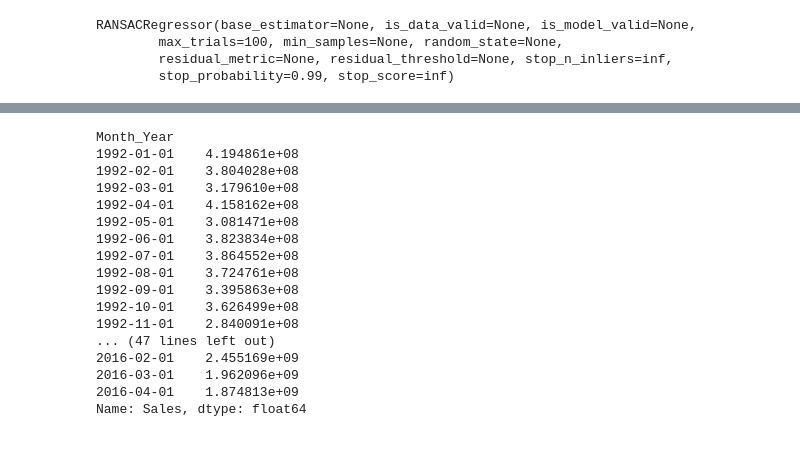
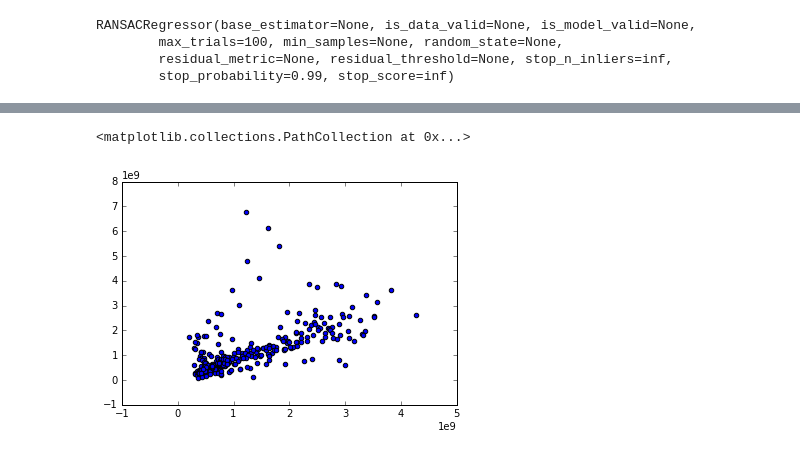
Before and after one commit to syafiquehab/Fund1, a Jupyter notebook: Fund 1 - Visualisation and Regression.ipynb, the cells around one changed output, grey strips where cells are left out. Cells and saved outputs as stored; diff of their text form; code cells hidden in the pictures.

Commit message:
Update on visualization and regression

```diff
--- a/Fund 1 - Visualisation and Regression.ipynb
+++ b/Fund 1 - Visualisation and Regression.ipynb
@@ -261,0 +279,3 @@ new_fund1 = fund1.drop(fund1.index[[292]]) # removing the last row
+# %%
+new_fund1 = pd.read_csv('fund1.csv', thousands=',')
+new_fund1
@@ -262,20 +301,6 @@ new_fund1 = fund1.drop(fund1.index[[292]]) # removing the last row
+# %%
+s2 = new_fund1.Sales.drop(new_fund1.index[[292]]).reshape(-1,1) # removing latest data from sales
+# %%
+r2 = new_fund1.Redemption.shift(-1).drop(new_fund1.index[[292]]).abs() # lagging 1 month redemption
 # %%
-fund1.Sales.shift(-1).drop(fund1.index[[292]])
+s3 = new_fund1.Sales.shift(-1).drop(new_fund1.index[[292]]) # lagging 1 month sales
-# %% [output]
-Month_Year
-1992-01-01    4.194861e+08
-1992-02-01    3.804028e+08
-1992-03-01    3.179610e+08
-1992-04-01    4.158162e+08
-1992-05-01    3.081471e+08
-1992-06-01    3.823834e+08
-1992-07-01    3.864552e+08
-1992-08-01    3.724761e+08
-1992-09-01    3.395863e+08
-1992-10-01    3.626499e+08
-1992-11-01    2.840091e+08
-... (47 lines left out)
-2016-02-01    2.455169e+09
-2016-03-01    1.962096e+09
-2016-04-01    1.874813e+09
-Name: Sales, dtype: float64
@@ -281,0 +309,5 @@ Name: Sales, dtype: float64
+# %%
+plt.scatter(s2,r2)
+# %% [output]
+<matplotlib.collections.PathCollection at 0x...>
+[figure, added]
```
Also changed, not shown: parts of 30 cells of this notebook.
